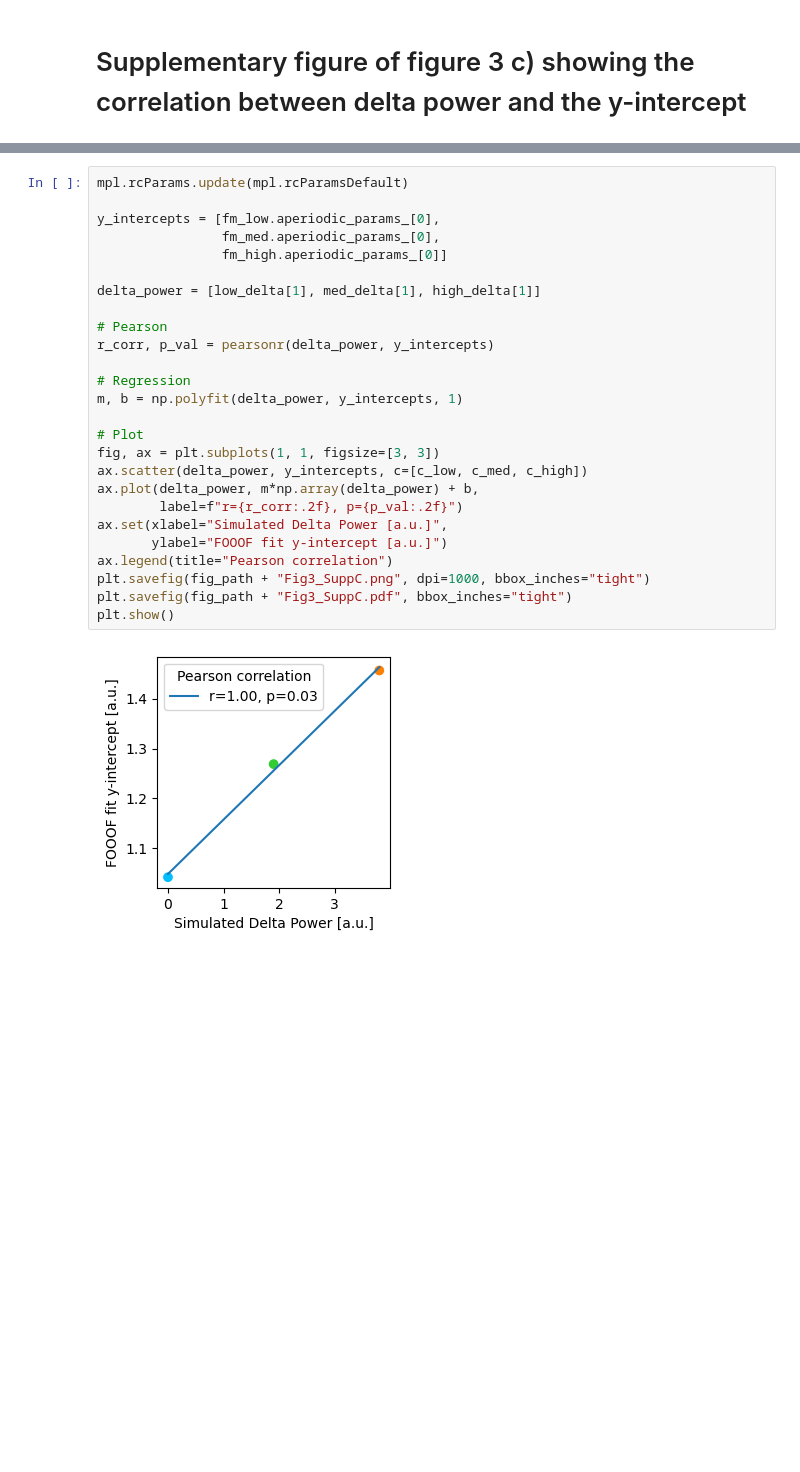
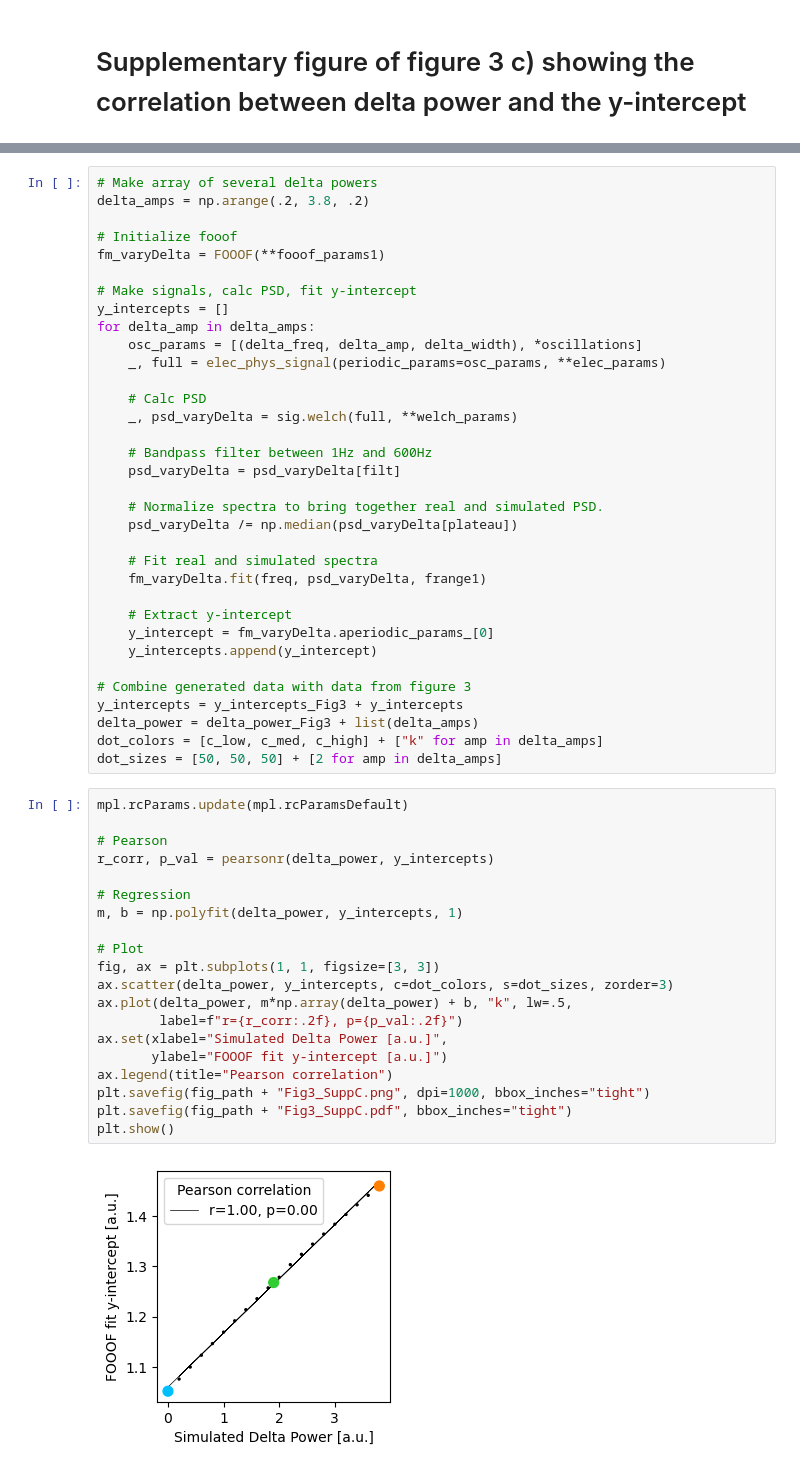
Before and after one commit to moritz-gerster/separating_periodic_from_aperiodic_PSDs, a Jupyter notebook: Fig3.ipynb, the cells around one changed output, grey strips where cells are left out. Cells and saved outputs as stored; diff of their text form; blank space fills up the shorter version.

```diff
--- a/Fig3.ipynb
+++ b/Fig3.ipynb
@@ -582,28 +593,56 @@ plt.show()
+# %%
+# Make array of several delta powers
+delta_amps = np.arange(.2, 3.8, .2)
+
+# Initialize fooof
+fm_varyDelta = FOOOF(**fooof_params1)
+
+# Make signals, calc PSD, fit y-intercept
+y_intercepts = []
+for delta_amp in delta_amps:
+    osc_params = [(delta_freq, delta_amp, delta_width), *oscillations]
+    _, full = elec_phys_signal(periodic_params=osc_params, **elec_params)
+
+    # Calc PSD
+    _, psd_varyDelta = sig.welch(full, **welch_params)
+
+    # Bandpass filter between 1Hz and 600Hz
+    psd_varyDelta = psd_varyDelta[filt]
+
+    # Normalize spectra to bring together real and simulated PSD.
+    psd_varyDelta /= np.median(psd_varyDelta[plateau])
+
+    # Fit real and simulated spectra
+    fm_varyDelta.fit(freq, psd_varyDelta, frange1)
+
+    # Extract y-intercept
+    y_intercept = fm_varyDelta.aperiodic_params_[0]
+    y_intercepts.append(y_intercept)
+
+# Combine generated data with data from figure 3
+y_intercepts = y_intercepts_Fig3 + y_intercepts
+delta_power = delta_power_Fig3 + list(delta_amps)
+dot_colors = [c_low, c_med, c_high] + ["k" for amp in delta_amps]
+dot_sizes = [50, 50, 50] + [2 for amp in delta_amps]
 # %%
 mpl.rcParams.update(mpl.rcParamsDefault)
-
-y_intercepts = [fm_low.aperiodic_params_[0],
-                fm_med.aperiodic_params_[0],
-                fm_high.aperiodic_params_[0]]
-
-delta_power = [low_delta[1], med_delta[1], high_delta[1]]
 
 # Pearson
 r_corr, p_val = pearsonr(delta_power, y_intercepts)
 
 # Regression
 m, b = np.polyfit(delta_power, y_intercepts, 1)
 
 # Plot
 fig, ax = plt.subplots(1, 1, figsize=[3, 3])
-ax.scatter(delta_power, y_intercepts, c=[c_low, c_med, c_high])
-ax.plot(delta_power, m*np.array(delta_power) + b,
+ax.scatter(delta_power, y_intercepts, c=dot_colors, s=dot_sizes, zorder=3)
+ax.plot(delta_power, m*np.array(delta_power) + b, "k", lw=.5,
         label=f"r={r_corr:.2f}, p={p_val:.2f}")
 ax.set(xlabel="Simulated Delta Power [a.u.]",
        ylabel="FOOOF fit y-intercept [a.u.]")
 ax.legend(title="Pearson correlation")
 plt.savefig(fig_path + "Fig3_SuppC.png", dpi=1000, bbox_inches="tight")
 plt.savefig(fig_path + "Fig3_SuppC.pdf", bbox_inches="tight")
 plt.show()
 # %% [output]
-[figure, old version]
+[figure, new version]
```
Also changed, not shown: parts of 6 cells of this notebook, 2 other files.
